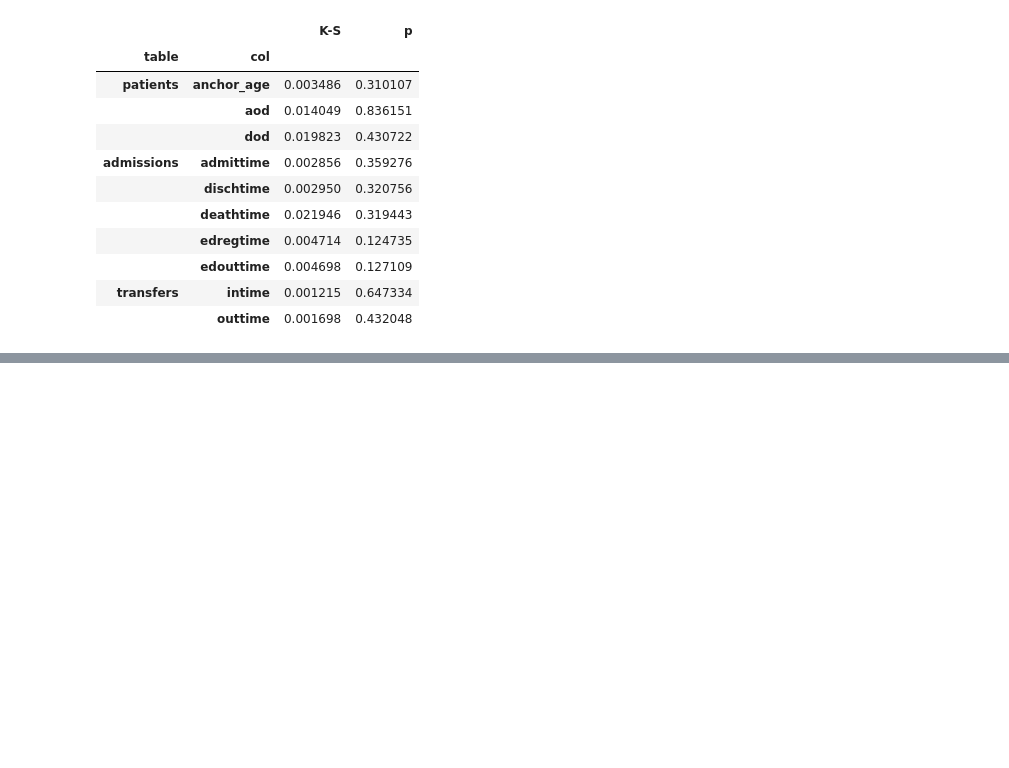
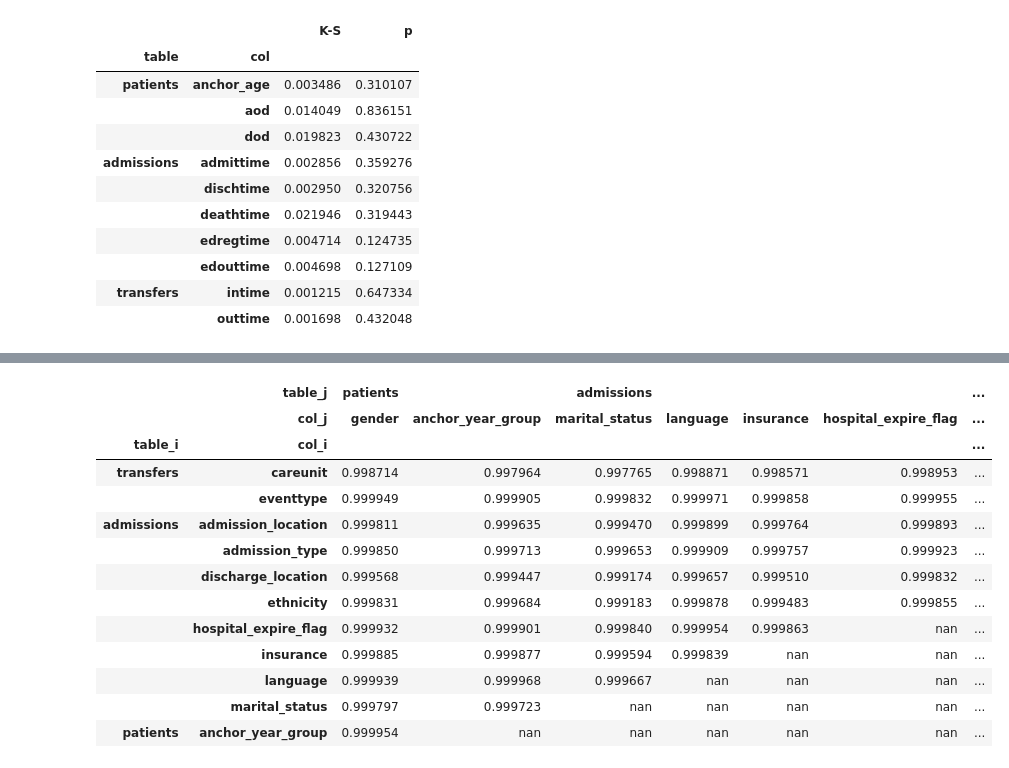
Before and after one commit to pasteur-dev/pasteur, a Jupyter notebook: notebooks/scratch.ipynb, the cells around one changed output, grey strips where cells are left out. Drawn from its saved outputs; the diff is of its cells as text; code cells hidden in the pictures; blank space fills up the shorter version.

```diff
--- a/notebooks/scratch.ipynb
+++ b/notebooks/scratch.ipynb
@@ -203,0 +247,17 @@ pt.style.background_gradient(axis=1).applymap(
+# %%
+mk_ks_plot(res['cat_i'] & res['cat_j'])
+# %% [output]
+|  | table_j | patients |  | admissions |  |  |  | ... |
+|  | col_j | gender | anchor_year_group | marital_status | language | insurance | hospital_expire_flag | ... |
+| table_i | col_i |  |  |  |  |  |  | ... |
+| transfers | careunit | 0.998714 | 0.997964 | 0.997765 | 0.998871 | 0.998571 | 0.998953 | ... |
+|  | eventtype | 0.999949 | 0.999905 | 0.999832 | 0.999971 | 0.999858 | 0.999955 | ... |
+| admissions | admission_location | 0.999811 | 0.999635 | 0.999470 | 0.999899 | 0.999764 | 0.999893 | ... |
+|  | admission_type | 0.999850 | 0.999713 | 0.999653 | 0.999909 | 0.999757 | 0.999923 | ... |
+|  | discharge_location | 0.999568 | 0.999447 | 0.999174 | 0.999657 | 0.999510 | 0.999832 | ... |
+|  | ethnicity | 0.999831 | 0.999684 | 0.999183 | 0.999878 | 0.999483 | 0.999855 | ... |
+|  | hospital_expire_flag | 0.999932 | 0.999901 | 0.999840 | 0.999954 | 0.999863 | nan | ... |
+|  | insurance | 0.999885 | 0.999877 | 0.999594 | 0.999839 | nan | nan | ... |
+|  | language | 0.999939 | 0.999968 | 0.999667 | nan | nan | nan | ... |
+|  | marital_status | 0.999797 | 0.999723 | nan | nan | nan | nan | ... |
+| patients | anchor_year_group | 0.999954 | nan | nan | nan | nan | nan | ... |
```
Also changed, not shown: parts of 9 cells of this notebook.
